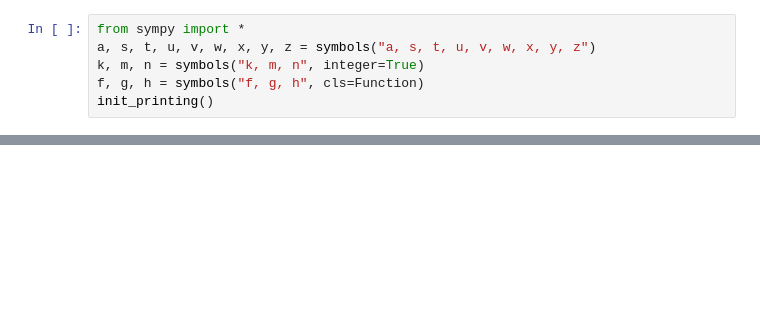
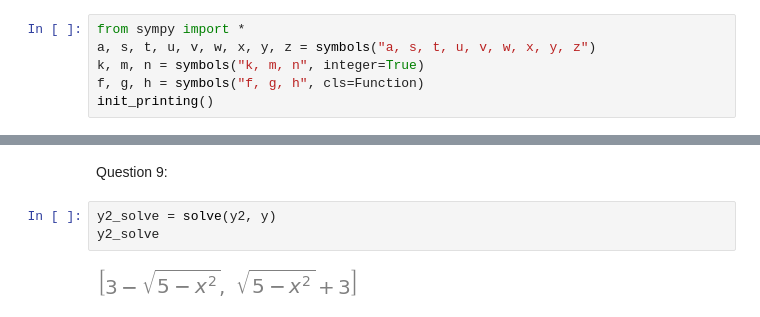
Before and after one commit to sethfair/calculus-studies, a Jupyter notebook: Chapter 1/1.1.ipynb, the cells around one changed output, grey strips where cells are left out. Drawn from its saved outputs; the diff is of its cells as text; blank space fills up the shorter version.

```diff
--- a/Chapter 1/1.1.ipynb
+++ b/Chapter 1/1.1.ipynb
@@ -21,0 +44,7 @@ init_printing()
+# %% [markdown]
+Question 9:
+# %%
+y2_solve = solve(y2, y)
+y2_solve
+# %% [output]
+[figure, added]
```
Also changed, not shown: parts of 21 cells of this notebook.
